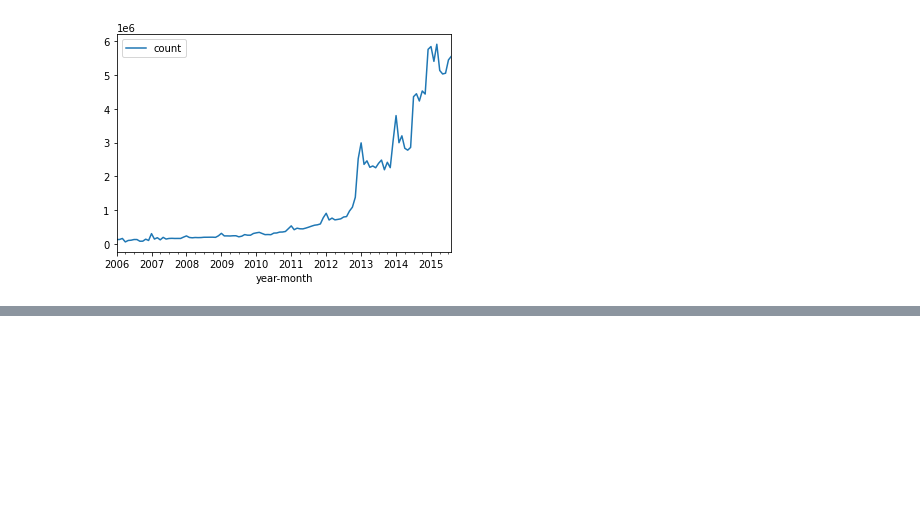
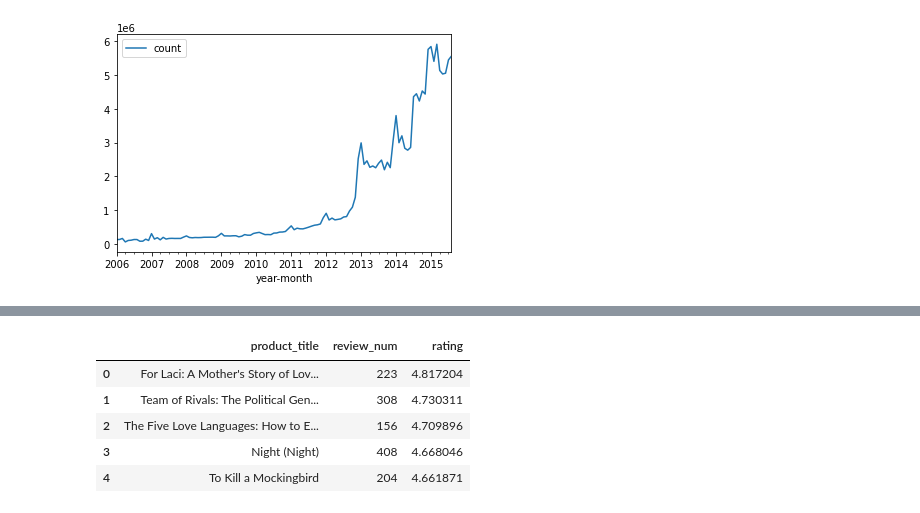
Before and after one commit to Jaycee-Hu/ANLY-502, a Jupyter notebook: project v2.ipynb, the cells around one changed output, grey strips where cells are left out. Cells and saved outputs as stored; diff of their text form; code cells hidden in the pictures; blank space fills up the shorter version.

```diff
--- a/project v2.ipynb
+++ b/project v2.ipynb
@@ -192,0 +415,21 @@ top10_category_review.plot(kind='bar',x='product_category',y='count')
+# %%
+spark.sql(
+    """SELECT t1.product_title, t1.review_num, t2.rating
+FROM
+    (select product_title, count(*) as review_num from ustbl
+    where product_category = 'Books' and year = 2006
+    group by product_title
+    order by review_num DESC
+    limit 100) t1
+LEFT JOIN
+    (select product_title, avg(star_rating) as rating from ustbl
+    group by product_title) t2
+ON (t1.product_title = t2.product_title)
+ORDER BY t2.rating DESC, t1.review_num DESC LIMIT 5""").toPandas()
+# %% [output]
+|  | product_title | review_num | rating |
+| 0 | For Laci: A Mother's Story of Lov... | 223 | 4.817204 |
+| 1 | Team of Rivals: The Political Gen... | 308 | 4.730311 |
+| 2 | The Five Love Languages: How to E... | 156 | 4.709896 |
+| 3 | Night (Night) | 408 | 4.668046 |
+| 4 | To Kill a Mockingbird | 204 | 4.661871 |
```
Also changed, not shown: parts of 73 cells of this notebook.
